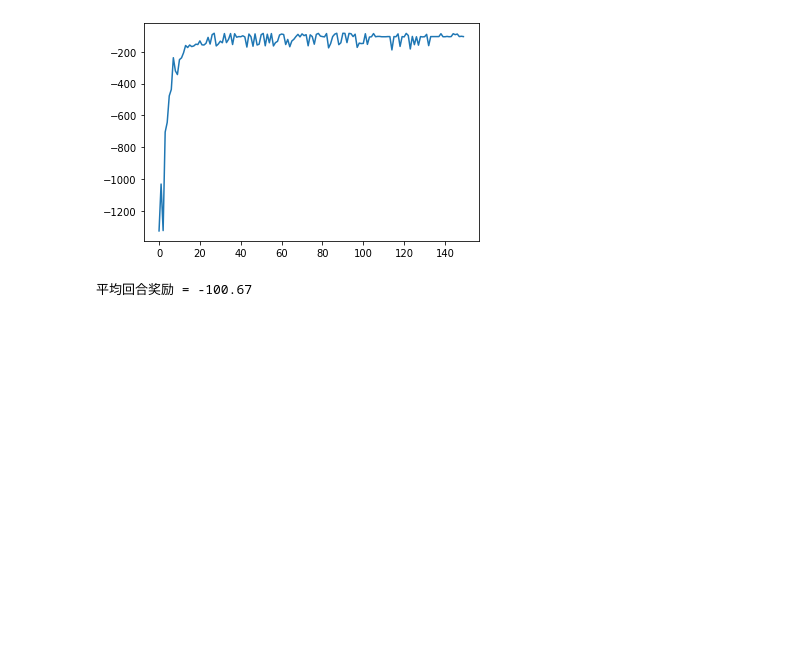
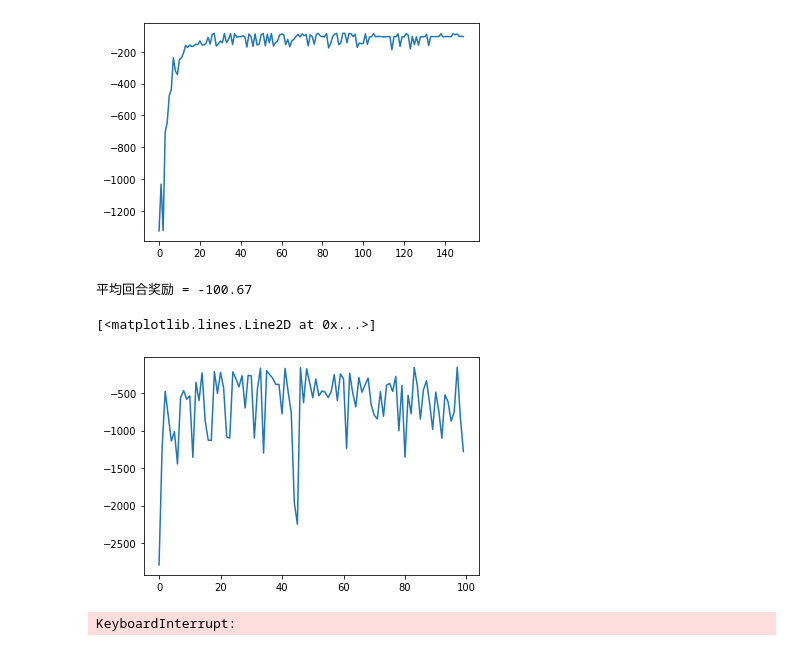
Before and after one commit to quqixun/RL-Python-Pytorch, a Jupyter notebook: Chapter6-函数近似方法/6.5-案例：小车上山.ipynb, the cells around one changed output. Saved outputs shown, nothing was run; the diff lists cells and outputs as text; code cells hidden in the pictures; blank space fills up the shorter version.

```diff
--- a/Chapter6-函数近似方法/6.5-案例：小车上山.ipynb
+++ b/Chapter6-函数近似方法/6.5-案例：小车上山.ipynb
@@ -236,3 +243,24 @@ episode_rewards = [play_sarsa(env, agent) for _ in range(100)]
 print('平均回合奖励 = {} '.format(np.mean(episode_rewards)))
 # %% [output]
 平均回合奖励 = -100.67
+# %%
+# 经验回放的实现
+
+class DQNReplayer(object):
+
+    def __init__(self, capacity):
+        self.memory = pd.DataFrame(index=range(capacity), columns=['observation', 'action', 'reward', 'next_observation', 'done'])
+        self.i = 0
+        self.count = 0
+        self.capacity = capacity
+        return
+
+    def store(self, *args):
+        self.memory.loc[self.i] = args
+        self.i = (self.i + 1) % self.capacity
+        self.count = min(self.count + 1, self.capacity)
+        return
+
+    def sample(self, size):
+        indices = np.random.choice(self.count, size=size)
+        return (np.stack(self.memory.loc[indices, field]) for field in self.memory.columns)
@@ -238,0 +341,25 @@ print('平均回合奖励 = {} '.format(np.mean(episode_rewards)))
+# %%
+# 训练带目标网络的深度Q学习智能体
+
+net_kwargs = dict(hidden_sizes=[64,], learning_rate=0.01)
+agent = DQNAgent(env, net_kwargs=net_kwargs)
+
+episodes = 100
+episode_rewards = []
+for _ in tqdm(range(episodes)):
+    episode_reward = play_qlearning(env, agent, train=True)
+    episode_rewards.append(episode_reward)
+plt.plot(episode_rewards)
+# %% [output]
+[<matplotlib.lines.Line2D at 0x...>]
+[figure, added]
+# %%
+# 测试带目标网络的深度Q学习智能体
+
+agent.epsilon = 0.0
+episode_rewards = []
+for _ in tqdm(range(100)):
+    episode_rewards.append(play_qlearning(env, agent))
+print('平均回合奖励 = {} '.format(np.mean(episode_rewards)))
+# %% [output]
+KeyboardInterrupt:
```
Also changed, not shown: parts of 2 cells of this notebook.
